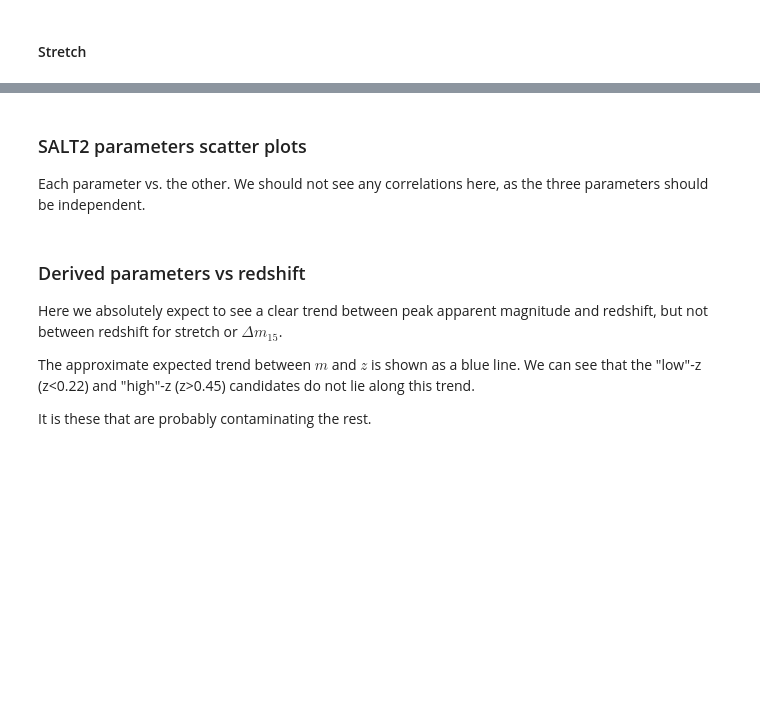
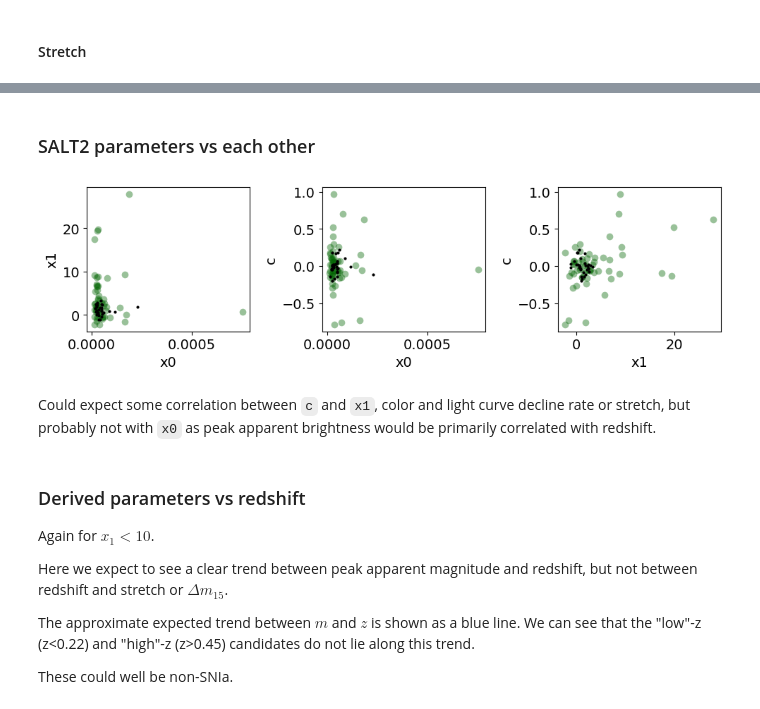
Before and after one commit to MelissaGraham/decam_ddf_tools, a Jupyter notebook: transients_science/SNIa/4_analyze_potential_snia_sncosmo.ipynb, the cells around one changed output, grey strips where cells are left out. Saved outputs shown, nothing was run; the diff lists cells and outputs as text; code cells hidden in the pictures; blank space fills up the shorter version.

```diff
--- a/transients_science/SNIa/4_analyze_potential_snia_sncosmo.ipynb
+++ b/transients_science/SNIa/4_analyze_potential_snia_sncosmo.ipynb
@@ -344,38 +329,54 @@ when it's probably more likely they're just at higher redshift (not intrinsicall
 # %% [markdown]
-### SALT2 parameters scatter plots
-
-Each parameter vs. the other. We should not see any correlations here, as the three parameters should be independent.
+### SALT2 parameters vs each other
 # %%
-fig, ax = plt.subplots(1, 3, figsize=(12, 3), sharex=False, sharey=False)
+tx = np.where((fit_z > -90.0) & (fit_mlgflag != 0))[0]
+mlgx = np.where((fit_z > -90.0) & (fit_mlgflag == 0))[0]
 
-tx = np.where((fit_z > 0.0) & (fit_mlgflag == 0))[0]
+fig, ax = plt.subplots(1, 3, figsize=(10, 3), sharex=False, sharey=False)
 
-ax[0].errorbar(fit_x0[tx], fit_x1[tx], fmt='o', xerr=fit_x0e[tx], yerr=fit_x1e[tx], mew=2, color='grey', zorder=1)
-ax[0].plot(fit_x0[tx2], fit_x1[tx2], 'o', mew=0, color='orchid', zorder=2)
+# ax[0].errorbar(fit_x0[tx], fit_x1[tx], fmt='.', xerr=fit_x0e[tx], yerr=fit_x1e[tx],
+#                alpha=0.4, mew=0, color='darkgreen', zorder=1)
+# ax[0].errorbar(fit_x0[mlgx], fit_x1[mlgx], fmt='.', xerr=fit_x0e[mlgx], yerr=fit_x1e[mlgx],
+#                mew=0, color='black', zorder=1)
+ax[0].plot(fit_x0[tx], fit_x1[tx], 'o', ms=7, mew=0, color='darkgreen', alpha=0.4, zorder=2)
+ax[0].plot(fit_x0[mlgx], fit_x1[mlgx], 'o', ms=3, mew=0, color='black', zorder=2)
 ax[0].set_xlabel('x0')
-ax[0].set_xlim([-0.0001,0.00025])
 ax[0].set_ylabel('x1')
 
-ax[1].errorbar(fit_x0[tx], fit_c[tx], fmt='o', xerr=fit_x0e[tx], yerr=fit_ce[tx], mew=2, color='grey', zorder=1)
-ax[1].plot(fit_x0[tx2], fit_c[tx2], 'o', mew=0, color='orchid', zorder=2)
+# ax[1].errorbar(fit_x0[tx], fit_c[tx], fmt='.', xerr=fit_x0e[tx], yerr=fit_ce[tx],
+#                alpha=0.4, mew=0, color='darkgreen', zorder=1)
+# ax[1].errorbar(fit_x0[mlgx], fit_c[mlgx], fmt='.', xerr=fit_x0e[mlgx], yerr=fit_ce[mlgx],
+#                mew=0, color='black', zorder=1)
+ax[1].plot(fit_x0[tx], fit_c[tx], 'o', ms=7, mew=0, color='darkgreen', alpha=0.4, zorder=2)
+ax[1].plot(fit_x0[mlgx], fit_c[mlgx], 'o', ms=3, mew=0, color='black', zorder=2)
 ax[1].set_xlabel('x0')
-ax[1].set_xlim([-0.0001,0.00025])
 ax[1].set_ylabel('c')
 
-ax[2].errorbar(fit_x1[tx], fit_c[tx], fmt='o', xerr=fit_x1e[tx], yerr=fit_ce[tx], mew=2, color='grey', zorder=1)
-ax[2].plot(fit_x1[tx2], fit_c[tx2], 'o', mew=0, color='orchid', zorder=2)
+# ax[2].errorbar(fit_x1[tx], fit_c[tx], fmt='.', xerr=fit_x1e[tx], yerr=fit_ce[tx],
+#                alpha=0.4, mew=0, color='darkgreen', zorder=1)
+# ax[2].errorbar(fit_x1[mlgx], fit_c[mlgx], fmt='.', xerr=fit_x1e[mlgx], yerr=fit_ce[mlgx],
+#                mew=0, color='black', zorder=1)
+ax[2].plot(fit_x1[tx], fit_c[tx], 'o', ms=7, mew=0, color='darkgreen', alpha=0.4, zorder=2)
+ax[2].plot(fit_x1[mlgx], fit_c[mlgx], 'o', ms=3, mew=0, color='black', zorder=2)
 ax[2].set_xlabel('x1')
 ax[2].set_ylabel('c')
 
 fig.tight_layout()
 fig.show()
+# %% [output]
+[figure, added]
+# %% [markdown]
+Could expect some correlation between `c` and `x1`, color and light curve decline rate or stretch, but probably
+not with `x0` as peak apparent brightness would be primarily correlated with redshift.
 # %% [markdown]
 ### Derived parameters vs redshift
 
-Here we absolutely expect to see a clear trend between peak apparent magnitude and redshift,
-but not between redshift for stretch or $\Delta m_{15}$.
+Again for $x_1 < 10$.
+
+Here we expect to see a clear trend between peak apparent magnitude and redshift,
+but not between redshift and stretch or $\Delta m_{15}$.
 
 The approximate expected trend between $m$ and $z$ is shown as a blue line.
 We can see that the "low"-z (z<0.22) and "high"-z (z>0.45) candidates do not lie along this trend.
 
-It is these that are probably contaminating the rest.
+These could well be non-SNIa.
```
Also changed, not shown: parts of 45 cells of this notebook.
